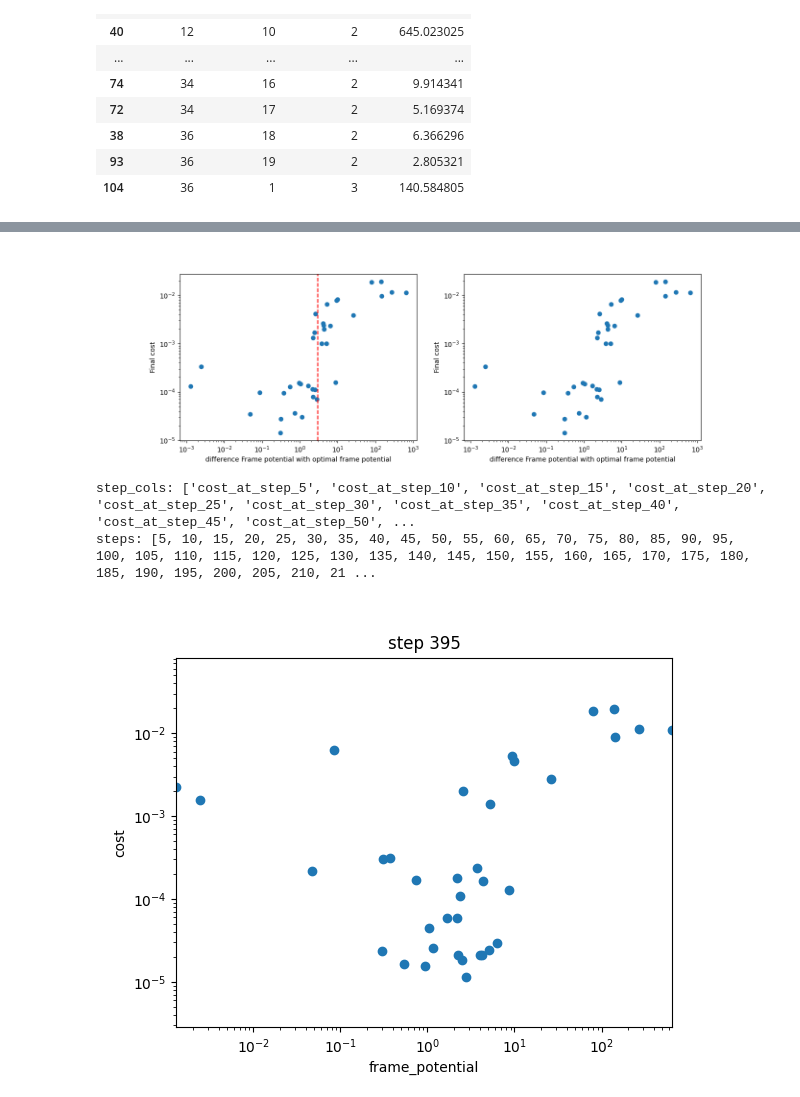
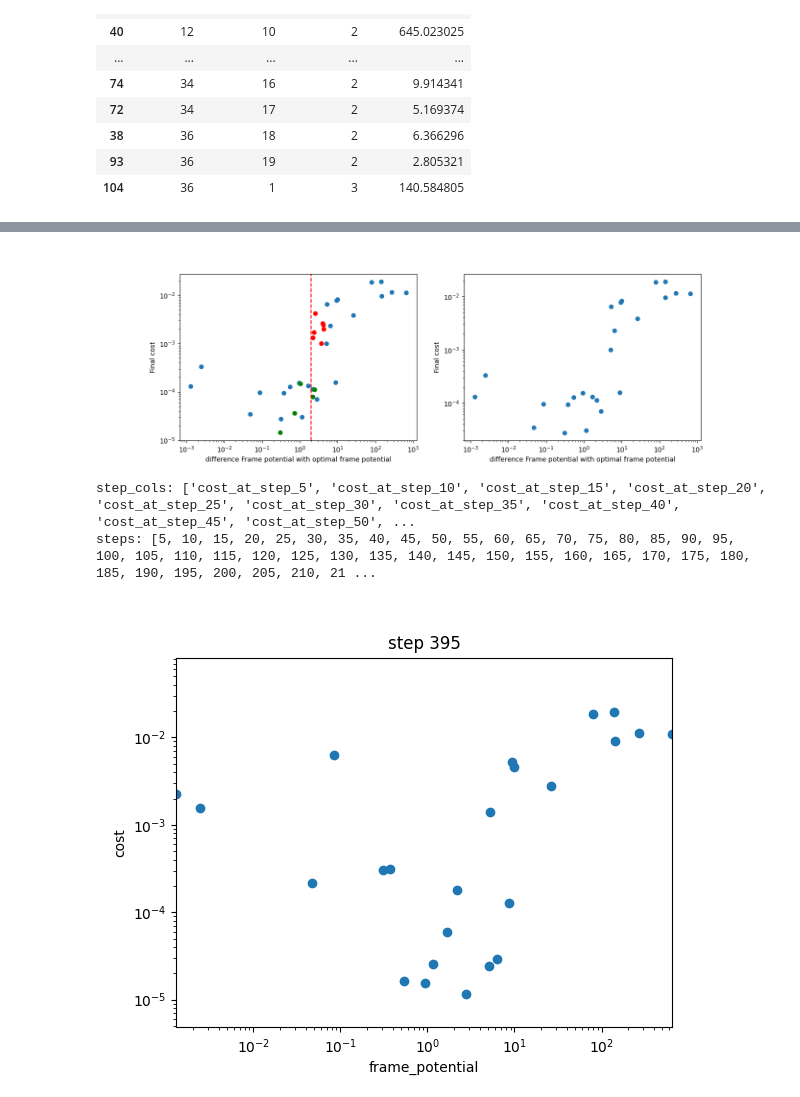
Before and after one commit to TiboADT/QML-Fourier-training, a Jupyter notebook: notebooks/post_processing.ipynb, the cells around one changed output, grey strips where cells are left out. Cells and saved outputs as stored; diff of their text form; code cells hidden in the pictures.

```diff
--- a/notebooks/post_processing.ipynb
+++ b/notebooks/post_processing.ipynb
@@ -107,4 +107,10 @@ circuits
 66 rows × 87 columns
+# %%
+slice = circuits[np.abs(circuits["n_params"] - 162) <= 25]
+slice["color"] = slice["cost_at_step_100"].apply(lambda x: "green" if x<0.0005 else "red")
+slice["markers"] = slice["cost_at_step_100"].apply(lambda x: '+' if x<0.0005 else 'x')
+
+circuits = circuits[np.abs(circuits["n_params"] -162) > 25]
 # %%
 plt.close()
 fig, (ax1, ax2) = plt.subplots(1, 2, figsize=(16,4.5))
@@ -180,7 +186,6 @@ df_frame_potential.head(20)
 #join the two dataframes df_exp and df_frame_potential on the column "circuit_num" and "anzats_reps"
 df_joined = pd.merge(circuits, df_frame_potential, on=["circuit_num", "anzats_reps"], how="inner")
 #displayu only the columns "circuit_num", "n_params", "final_cost", "frame_potential"
-df_joined = df_joined.sort_values(by="circuit_num")
 df_joined.sort_values(by=["circuit_num"], inplace=True)
 
 df_joined = df_joined[~df_joined["circuit_num"].isin([15])]
@@ -196,33 +201,38 @@ df_joined[["circuit_num", "final_cost", "frame_potential","param_per_layer","anz
+# %%
+# join the slice df the same way
+df_joined_slice = pd.merge(slice, df_frame_potential, on=["circuit_num", "anzats_reps"], how="inner")
 # %%
 plt.close()
 fig, (ax1, ax2) = plt.subplots(1, 2, figsize=(14, 4.5))
 ax1.scatter(df_joined["frame_potential"],df_joined["cost_at_step_100"])
+ax1.scatter(df_joined_slice["frame_potential"],df_joined_slice["cost_at_step_100"], c=df_joined_slice["color"])
+
 
 ax1.set_xlabel("difference Frame potential with optimal frame potential")
 ax1.set_ylabel("Final cost")
 
 ax1.set_yscale('log')
 ax1.set_xscale('log')
-ax1.vertical_line = ax1.axvline(x=3, color='r', linestyle='--', label='x=0.01')
+ax1.vertical_line = ax1.axvline(x=2, color='r', linestyle='--', label='x=2')
 
 
 long_CNOT = [5,6,10,13,14,15]
 # remove circuits with long CNOT chains from the df_joined dataframe
 # df_joined = df_joined[~df_joined["circuit_num"].isin(long_CNOT)]
 
 
 ax2.scatter(df_joined["frame_potential"],df_joined["cost_at_step_100"])
 
 ax2.set_xlabel("difference Frame potential with optimal frame potential")
 ax2.set_ylabel("Final cost")
 
 ax2.set_yscale('log')
 ax2.set_xscale('log')
 
 
 plt.show()
 # %% [output]
-[figure, old version]
+[figure, new version]
 # %%
 import re
 import numpy as np
@@ -269,4 +279,4 @@ plt.show()
 # %% [output]
 step_cols: ['cost_at_step_5', 'cost_at_step_10', 'cost_at_step_15', 'cost_at_step_20', 'cost_at_step_25', 'cost_at_step_30', 'cost_at_step_35', 'cost_at_step_40', 'cost_at_step_45', 'cost_at_step_50', ...
 steps: [5, 10, 15, 20, 25, 30, 35, 40, 45, 50, 55, 60, 65, 70, 75, 80, 85, 90, 95, 100, 105, 110, 115, 120, 125, 130, 135, 140, 145, 150, 155, 160, 165, 170, 175, 180, 185, 190, 195, 200, 205, 210, 21 ...
-[figure, old version]
+[figure, new version]
```
Also changed, not shown: parts of 4 cells of this notebook, 5 other files.
